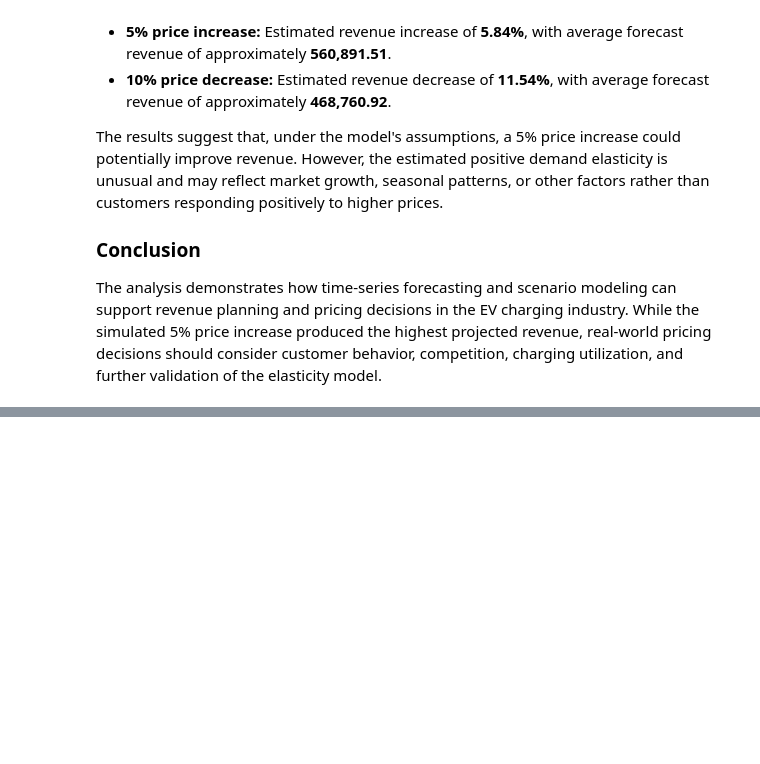
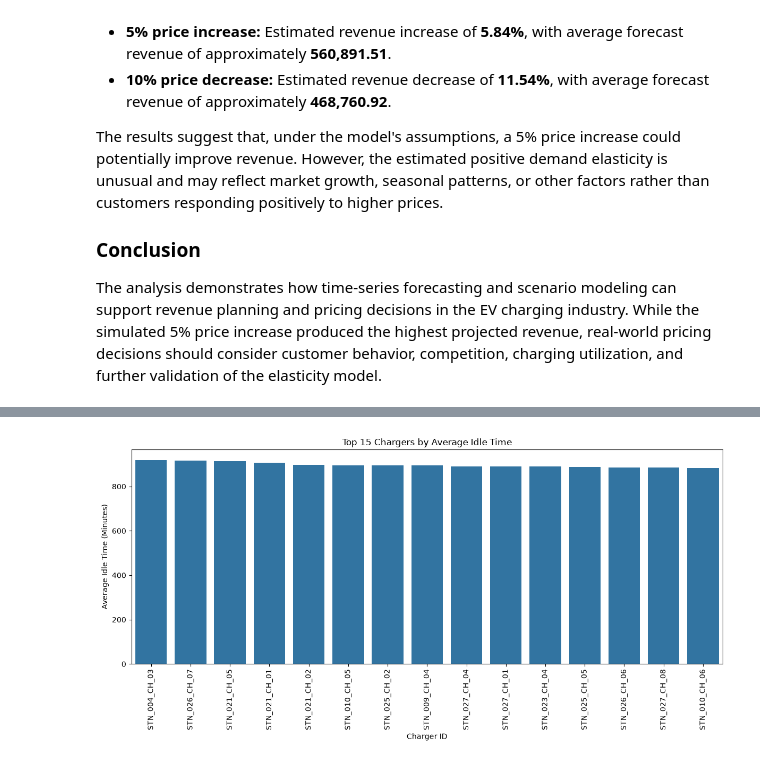
Before and after one commit to analyticsbyps/EV-Demand-Forecasting, a Jupyter notebook: EV_Demand_Forecasting_Analysis.ipynb, the cells around one changed output, grey strips where cells are left out. Saved outputs shown, nothing was run; the diff lists cells and outputs as text; code cells hidden in the pictures; blank space fills up the shorter version.

```diff
--- a/EV_Demand_Forecasting_Analysis.ipynb
+++ b/EV_Demand_Forecasting_Analysis.ipynb
@@ -1466,0 +1628,22 @@ The analysis demonstrates how time-series forecasting and scenario modeling can
+# %%
+sessions = sessions.sort_values(['charger_id', 'start_timestamp'])
+
+sessions['next_session_start'] = (
+    sessions.groupby('charger_id')['start_timestamp'].shift(-1)
+)
+
+sessions['idle_minutes'] = (
+    sessions['next_session_start'] - sessions['end_timestamp']
+).dt.total_seconds() / 60
+
+idle_analysis = sessions.dropna(subset=['idle_minutes']).copy()
+
+idle_analysis = idle_analysis[idle_analysis['idle_minutes'] >= 0]
+
+idle_summary = idle_analysis.groupby('charger_id').agg(
+    avg_idle_minutes=('idle_minutes', 'mean'),
+    total_idle_hours=('idle_minutes', lambda x: x.sum() / 60),
+    idle_intervals=('idle_minutes', 'count')
+).reset_index()
+
+idle_summary.head()
@@ -1466,0 +1657,21 @@ The analysis demonstrates how time-series forecasting and scenario modeling can
+# %%
+idle_top = idle_summary.sort_values(
+    'avg_idle_minutes', ascending=False
+).head(15)
+
+plt.figure(figsize=(12, 6))
+
+sns.barplot(
+    data=idle_top,
+    x='charger_id',
+    y='avg_idle_minutes'
+)
+
+plt.title('Top 15 Chargers by Average Idle Time')
+plt.xlabel('Charger ID')
+plt.ylabel('Average Idle Time (Minutes)')
+plt.xticks(rotation=90)
+plt.tight_layout()
+plt.show()
+# %% [output]
+[figure, added]
```
Also changed, not shown: parts of 15 cells of this notebook.
